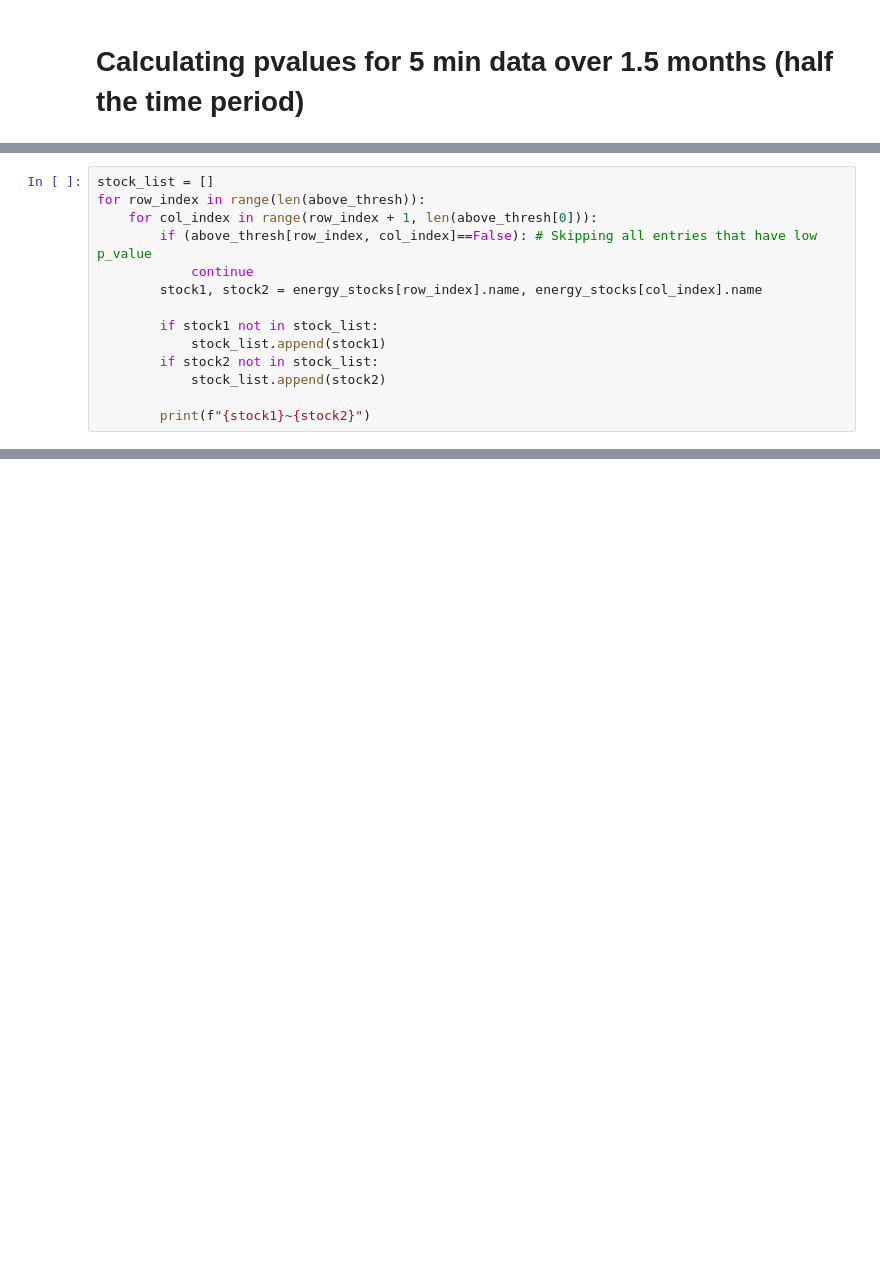
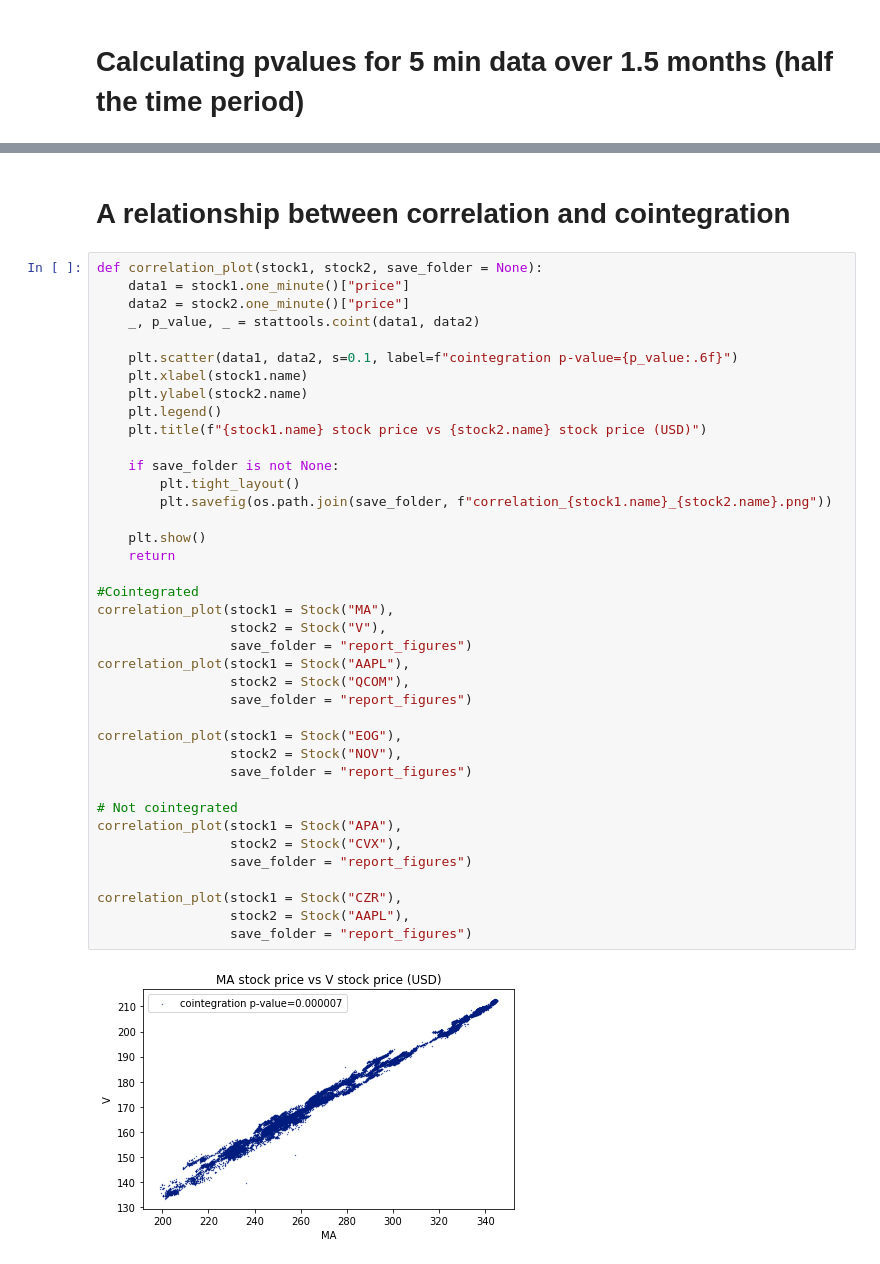
Before and after one commit to VeckoTheGecko/QFin-Pairs-trading, a Jupyter notebook: Cointegration analysis.ipynb, the cells around one changed output, grey strips where cells are left out. Saved outputs shown, nothing was run; the diff lists cells and outputs as text; blank space fills up the shorter version.

Commit message:
Finished cointegration analysis

```diff
--- a/Cointegration analysis.ipynb
+++ b/Cointegration analysis.ipynb
@@ -105,14 +54,0 @@ energy_stocks[7].name
-# %%
-stock_list = []
-for row_index in range(len(above_thresh)):
-    for col_index in range(row_index + 1, len(above_thresh[0])):
-        if (above_thresh[row_index, col_index]==False): # Skipping all entries that have low p_value
-            continue
-        stock1, stock2 = energy_stocks[row_index].name, energy_stocks[col_index].name
-
-        if stock1 not in stock_list:
-            stock_list.append(stock1)
-        if stock2 not in stock_list:
-            stock_list.append(stock2)
-
-        print(f"{stock1}~{stock2}")
@@ -125,0 +236,43 @@ plt.show()
+# %% [markdown]
+# A relationship between correlation and cointegration
+# %%
+def correlation_plot(stock1, stock2, save_folder = None):
+    data1 = stock1.one_minute()["price"]
+    data2 = stock2.one_minute()["price"]
+    _, p_value, _ = stattools.coint(data1, data2)
+
+    plt.scatter(data1, data2, s=0.1, label=f"cointegration p-value={p_value:.6f}")
+    plt.xlabel(stock1.name)
+    plt.ylabel(stock2.name)
+    plt.legend()
+    plt.title(f"{stock1.name} stock price vs {stock2.name} stock price (USD)")
+
+    if save_folder is not None:
+        plt.tight_layout()
+        plt.savefig(os.path.join(save_folder, f"correlation_{stock1.name}_{stock2.name}.png"))
+
+    plt.show()
+    return
+
+#Cointegrated
+correlation_plot(stock1 = Stock("MA"),
+                 stock2 = Stock("V"),
+                 save_folder = "report_figures")
+correlation_plot(stock1 = Stock("AAPL"),
+                 stock2 = Stock("QCOM"),
+                 save_folder = "report_figures")
+
+correlation_plot(stock1 = Stock("EOG"),
+                 stock2 = Stock("NOV"),
+                 save_folder = "report_figures")
+
+# Not cointegrated
+correlation_plot(stock1 = Stock("APA"),
+                 stock2 = Stock("CVX"),
+                 save_folder = "report_figures")
+
+correlation_plot(stock1 = Stock("CZR"),
+                 stock2 = Stock("AAPL"),
+                 save_folder = "report_figures")
+# %% [output]
+[figure, added]
```
Also changed, not shown: parts of 23 cells of this notebook, 35 other files.
